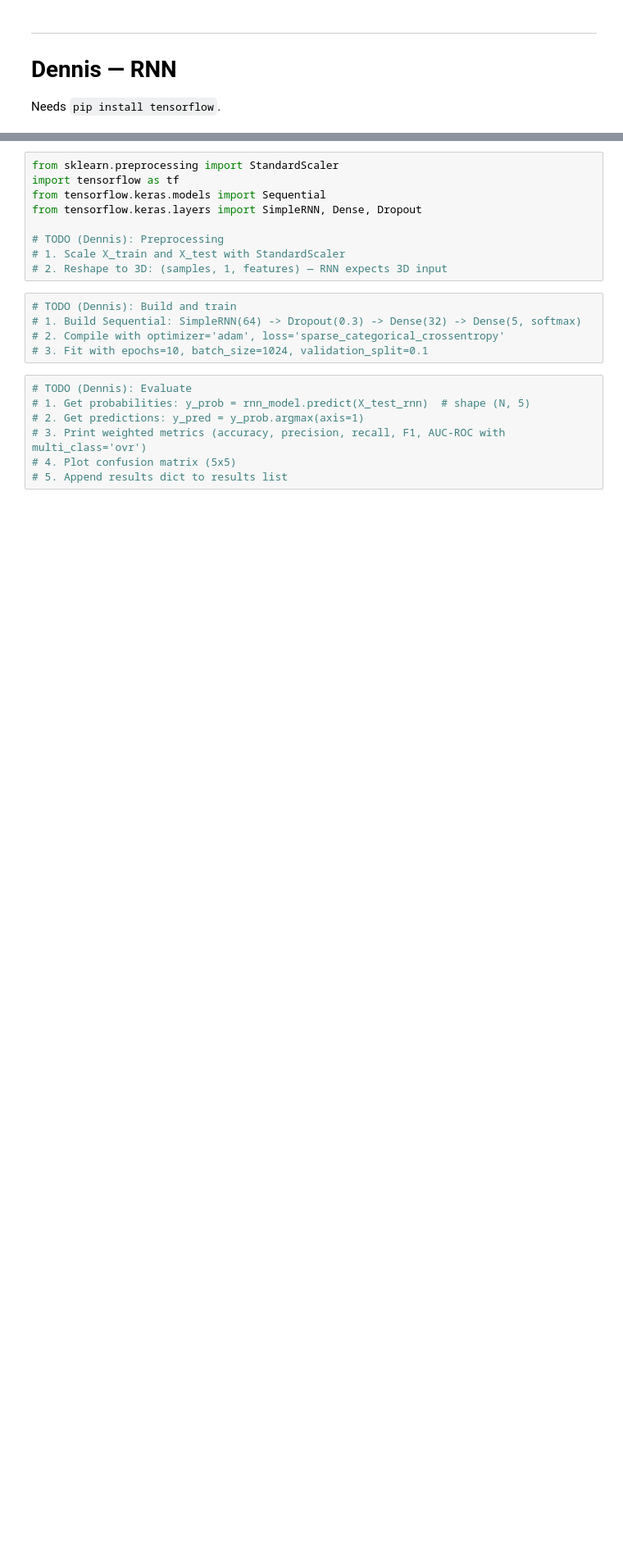
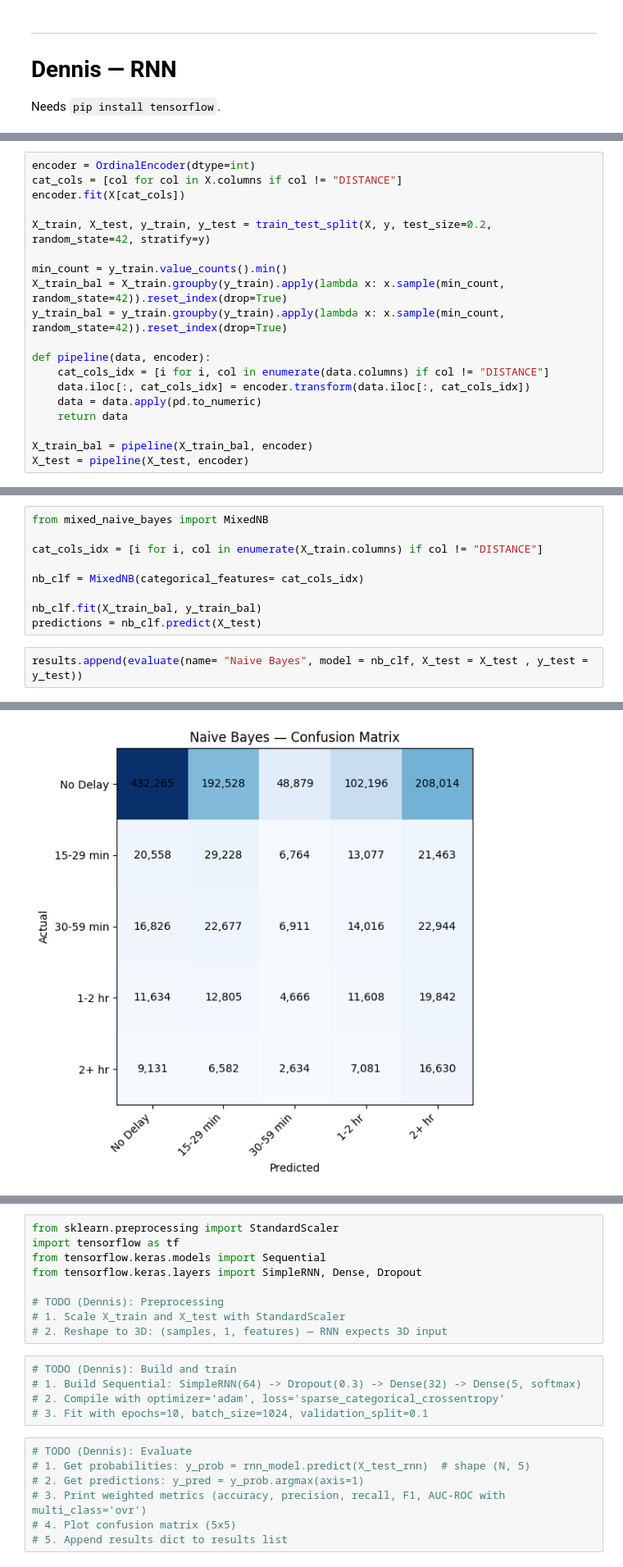
Before and after one commit to dennisous/STT811-Project, a Jupyter notebook: model_analysis.ipynb, the cells around one changed output, grey strips where cells are left out. Shown at 82% size. Drawn from its saved outputs; the diff is of its cells as text; blank space fills up the shorter version.

Commit message:
Added in Naive Bayes model plus results

```diff
--- a/model_analysis.ipynb
+++ b/model_analysis.ipynb
@@ -320,0 +371,19 @@ Needs `pip install tensorflow`.
+# %%
+encoder = OrdinalEncoder(dtype=int)
+cat_cols = [col for col in X.columns if col != "DISTANCE"]
+encoder.fit(X[cat_cols])
+
+X_train, X_test, y_train, y_test = train_test_split(X, y, test_size=0.2, random_state=42, stratify=y)
+
+min_count = y_train.value_counts().min()
+X_train_bal = X_train.groupby(y_train).apply(lambda x: x.sample(min_count, random_state=42)).reset_index(drop=True)
+y_train_bal = y_train.groupby(y_train).apply(lambda x: x.sample(min_count, random_state=42)).reset_index(drop=True)
+
+def pipeline(data, encoder):
+    cat_cols_idx = [i for i, col in enumerate(data.columns) if col != "DISTANCE"]
+    data.iloc[:, cat_cols_idx] = encoder.transform(data.iloc[:, cat_cols_idx])
+    data = data.apply(pd.to_numeric)
+    return data
+
+X_train_bal = pipeline(X_train_bal, encoder)
+X_test = pipeline(X_test, encoder)
@@ -320,0 +406,12 @@ Needs `pip install tensorflow`.
+# %%
+from mixed_naive_bayes import MixedNB
+
+cat_cols_idx = [i for i, col in enumerate(X_train.columns) if col != "DISTANCE"]
+
+nb_clf = MixedNB(categorical_features= cat_cols_idx)
+
+nb_clf.fit(X_train_bal, y_train_bal)
+predictions = nb_clf.predict(X_test)
+# %%
+results.append(evaluate(name= "Naive Bayes", model = nb_clf, X_test = X_test , y_test = y_test))
+# %% [output]
@@ -320,0 +436 @@ Needs `pip install tensorflow`.
+[figure, added]
```
Also changed, not shown: parts of 7 cells of this notebook.
